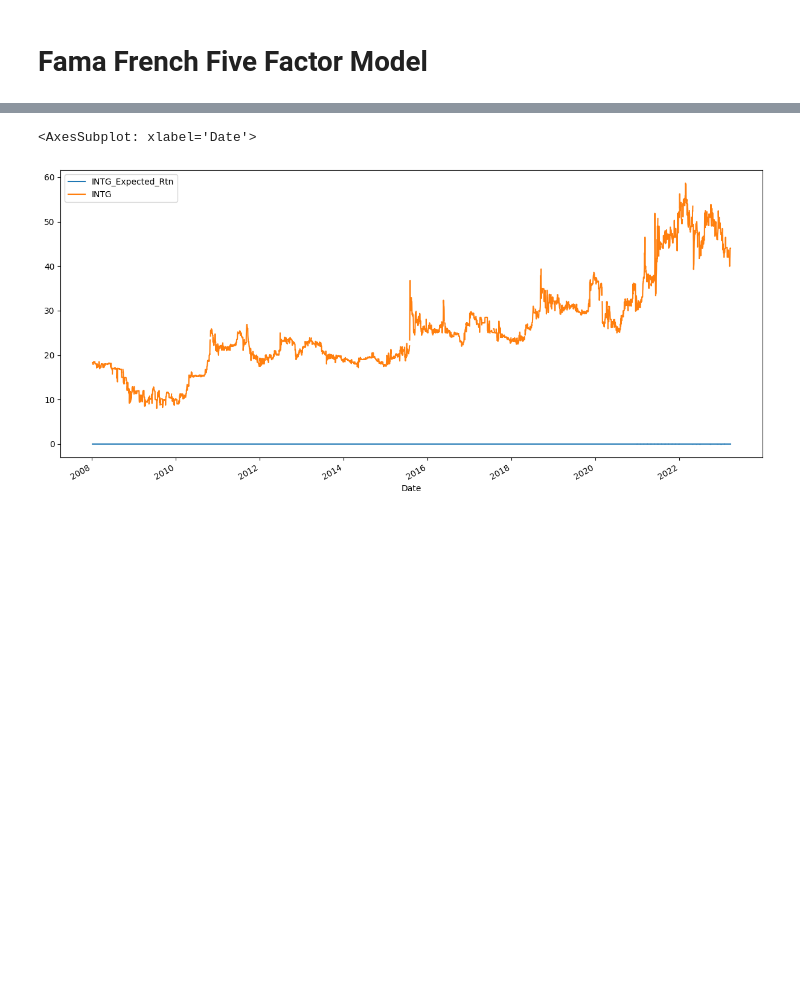
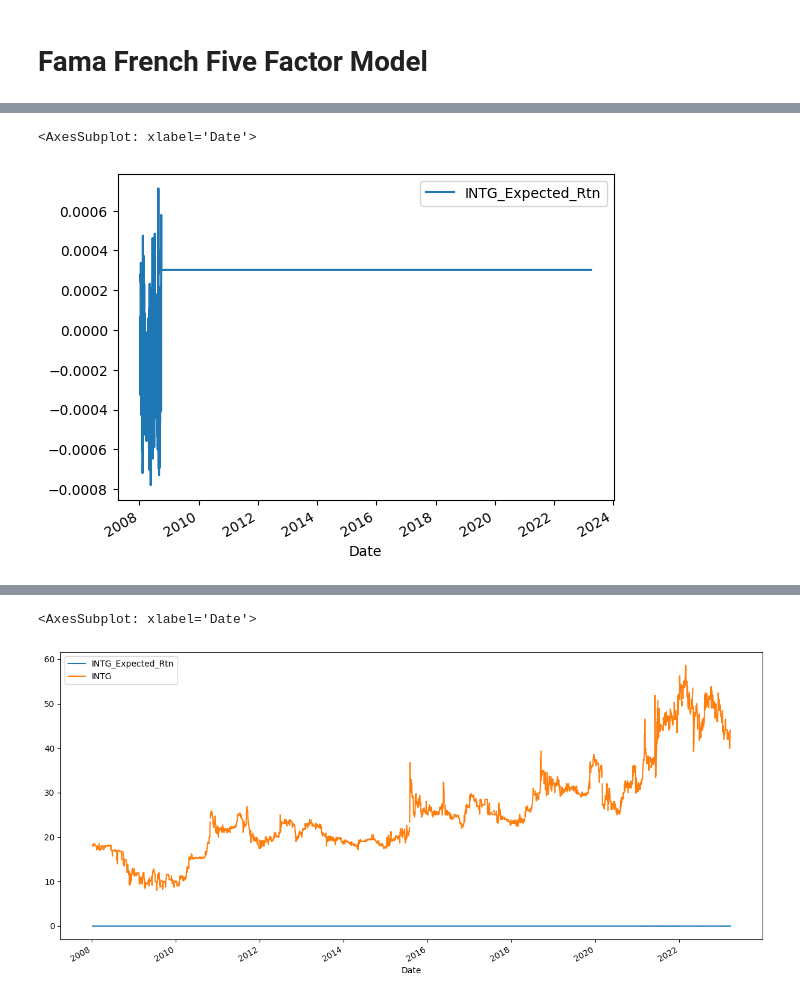
Before and after one commit to jboesen/ajs-trading-bot, a Jupyter notebook: 5.2 FFF Portfolio.ipynb, the cells around one changed output, grey strips where cells are left out. Drawn from its saved outputs; the diff is of its cells as text; code cells hidden in the pictures; blank space fills up the shorter version.

```diff
--- a/5.2 FFF Portfolio.ipynb
+++ b/5.2 FFF Portfolio.ipynb
@@ -30,3 +165,8 @@ df = df.dropna()
+# %%
+intg.plot('Date', ['INTG_Expected_Rtn'], kind='line')
+# %% [output]
+<AxesSubplot: xlabel='Date'>
+[figure, added]
 # %%
 df.head()
 # %% [output]
```
Also changed, not shown: parts of 13 cells of this notebook.
